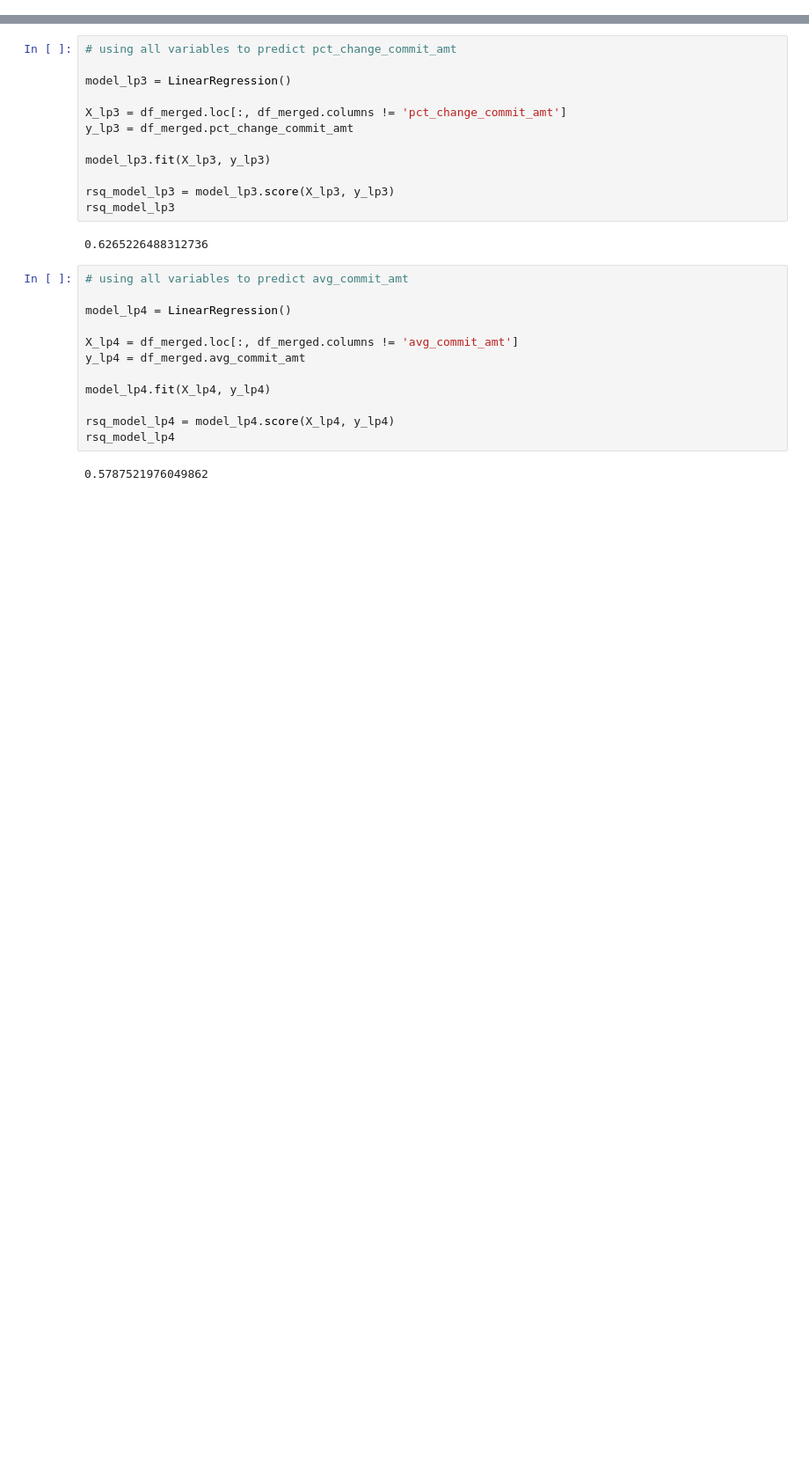
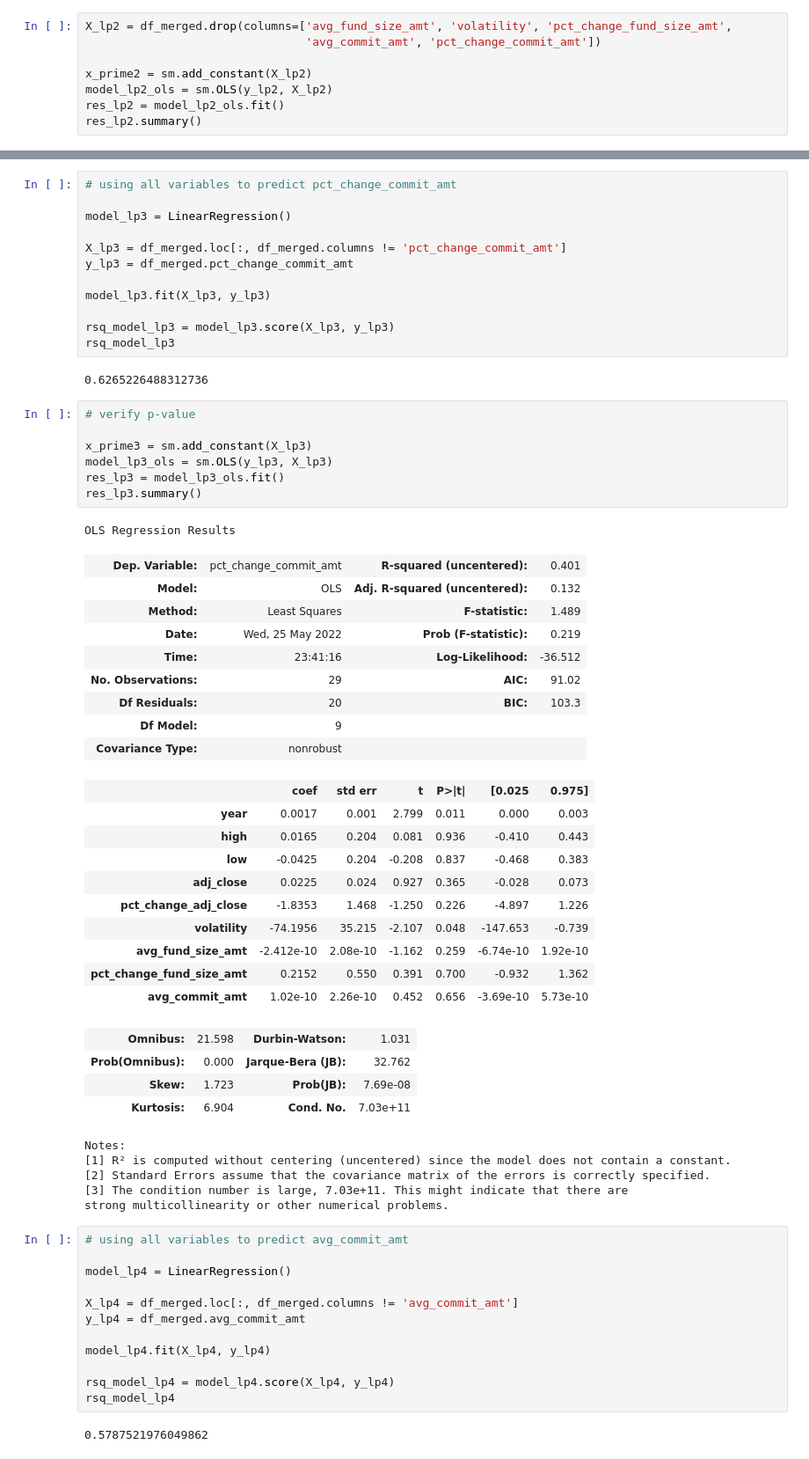
Before and after one commit to anjanaiyer/svb_practicum, a Jupyter notebook: buyouts/buyouts_sp_test.ipynb, the cells around one changed output, grey strips where cells are left out. Shown at 88% size. Saved outputs shown, nothing was run; the diff lists cells and outputs as text; blank space fills up the shorter version.

```diff
--- a/buyouts/buyouts_sp_test.ipynb
+++ b/buyouts/buyouts_sp_test.ipynb
@@ -722,0 +833,8 @@ rsq_model_lp2
+# %%
+X_lp2 = df_merged.drop(columns=['avg_fund_size_amt', 'volatility', 'pct_change_fund_size_amt',
+                                'avg_commit_amt', 'pct_change_commit_amt'])
+
+x_prime2 = sm.add_constant(X_lp2)
+model_lp2_ols = sm.OLS(y_lp2, X_lp2)
+res_lp2 = model_lp2_ols.fit()
+res_lp2.summary()
@@ -734,6 +880,43 @@ rsq_model_lp3 = model_lp3.score(X_lp3, y_lp3)
 rsq_model_lp3
 # %% [output]
 0.6265226488312736
+# %%
+# verify p-value
+
+x_prime3 = sm.add_constant(X_lp3)
+model_lp3_ols = sm.OLS(y_lp3, X_lp3)
+res_lp3 = model_lp3_ols.fit()
+res_lp3.summary()
+# %% [output]
+OLS Regression Results
+| Dep. Variable: | pct_change_commit_amt | R-squared (uncentered): | 0.401 |
+| Model: | OLS | Adj. R-squared (uncentered): | 0.132 |
+| Method: | Least Squares | F-statistic: | 1.489 |
+| Date: | Wed, 25 May 2022 | Prob (F-statistic): | 0.219 |
+| Time: | 23:41:16 | Log-Likelihood: | -36.512 |
+| No. Observations: | 29 | AIC: | 91.02 |
+| Df Residuals: | 20 | BIC: | 103.3 |
+| Df Model: | 9 |  |  |
+| Covariance Type: | nonrobust |  |  |
+|  | coef | std err | t | P>|t| | [0.025 | 0.975] |
+| year | 0.0017 | 0.001 | 2.799 | 0.011 | 0.000 | 0.003 |
+| high | 0.0165 | 0.204 | 0.081 | 0.936 | -0.410 | 0.443 |
+| low | -0.0425 | 0.204 | -0.208 | 0.837 | -0.468 | 0.383 |
+| adj_close | 0.0225 | 0.024 | 0.927 | 0.365 | -0.028 | 0.073 |
+| pct_change_adj_close | -1.8353 | 1.468 | -1.250 | 0.226 | -4.897 | 1.226 |
+| volatility | -74.1956 | 35.215 | -2.107 | 0.048 | -147.653 | -0.739 |
+| avg_fund_size_amt | -2.412e-10 | 2.08e-10 | -1.162 | 0.259 | -6.74e-10 | 1.92e-10 |
+| pct_change_fund_size_amt | 0.2152 | 0.550 | 0.391 | 0.700 | -0.932 | 1.362 |
+| avg_commit_amt | 1.02e-10 | 2.26e-10 | 0.452 | 0.656 | -3.69e-10 | 5.73e-10 |
+| Omnibus: | 21.598 | Durbin-Watson: | 1.031 |
+| Prob(Omnibus): | 0.000 | Jarque-Bera (JB): | 32.762 |
+| Skew: | 1.723 | Prob(JB): | 7.69e-08 |
+| Kurtosis: | 6.904 | Cond. No. | 7.03e+11 |
+Notes:
+[1] R² is computed without centering (uncentered) since the model does not contain a constant.
+[2] Standard Errors assume that the covariance matrix of the errors is correctly specified.
+[3] The condition number is large, 7.03e+11. This might indicate that there are
+strong multicollinearity or other numerical problems.
 # %%
 # using all variables to predict avg_commit_amt
 
```
Also changed, not shown: parts of 21 cells of this notebook.
